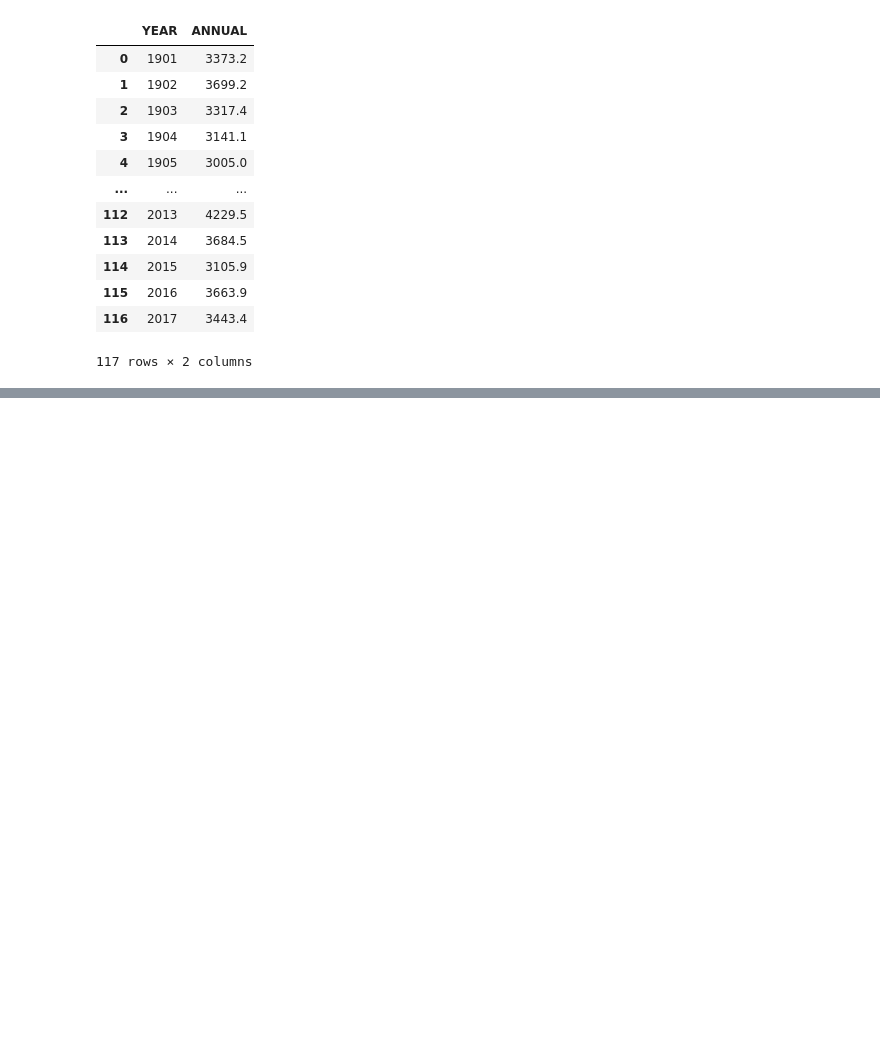
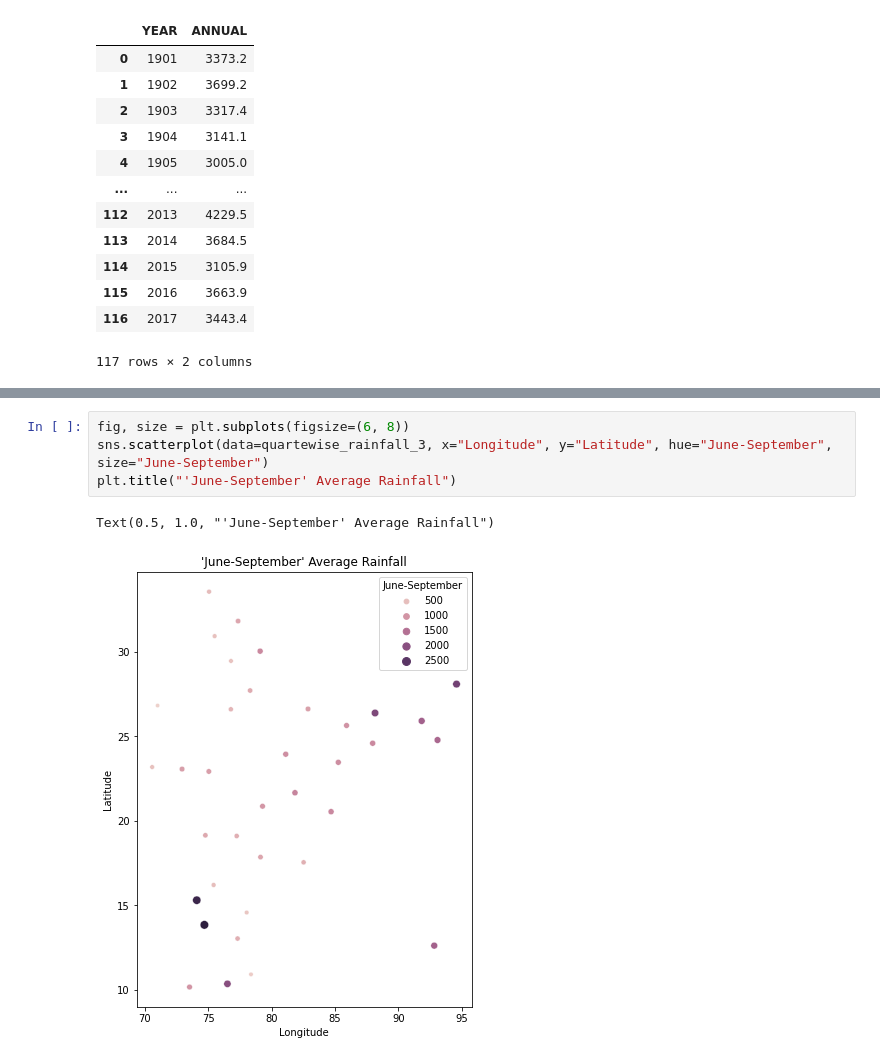
Before and after one commit to sammed97/Data-Analysis, a Jupyter notebook: Data_Analysis_Rainfall_in_India.ipynb, the cells around one changed output, grey strips where cells are left out. Drawn from its saved outputs; the diff is of its cells as text; blank space fills up the shorter version.

```diff
--- a/Data_Analysis_Rainfall_in_India.ipynb
+++ b/Data_Analysis_Rainfall_in_India.ipynb
@@ -255,0 +331,7 @@ quartewise_rainfall
+# %%
+fig, size = plt.subplots(figsize=(6, 8))
+sns.scatterplot(data=quartewise_rainfall_3, x="Longitude", y="Latitude", hue="June-September", size="June-September")
+plt.title("'June-September' Average Rainfall")
+# %% [output]
+Text(0.5, 1.0, "'June-September' Average Rainfall")
+[figure, added]
```
Also changed, not shown: parts of 12 cells of this notebook.
